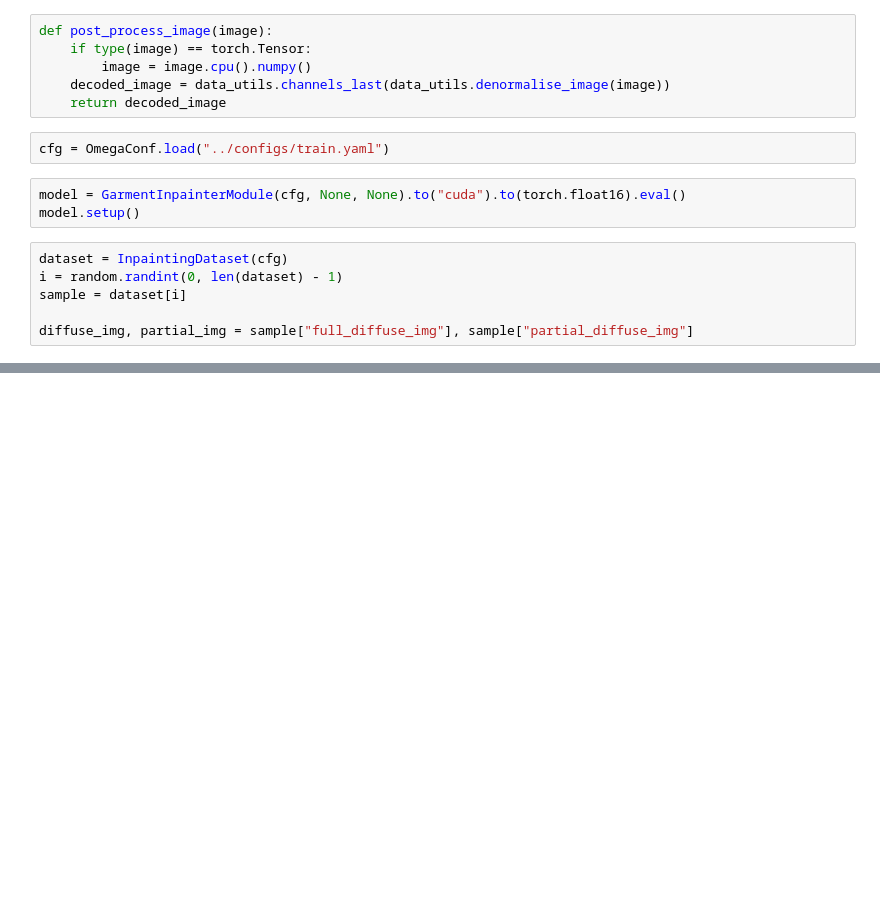
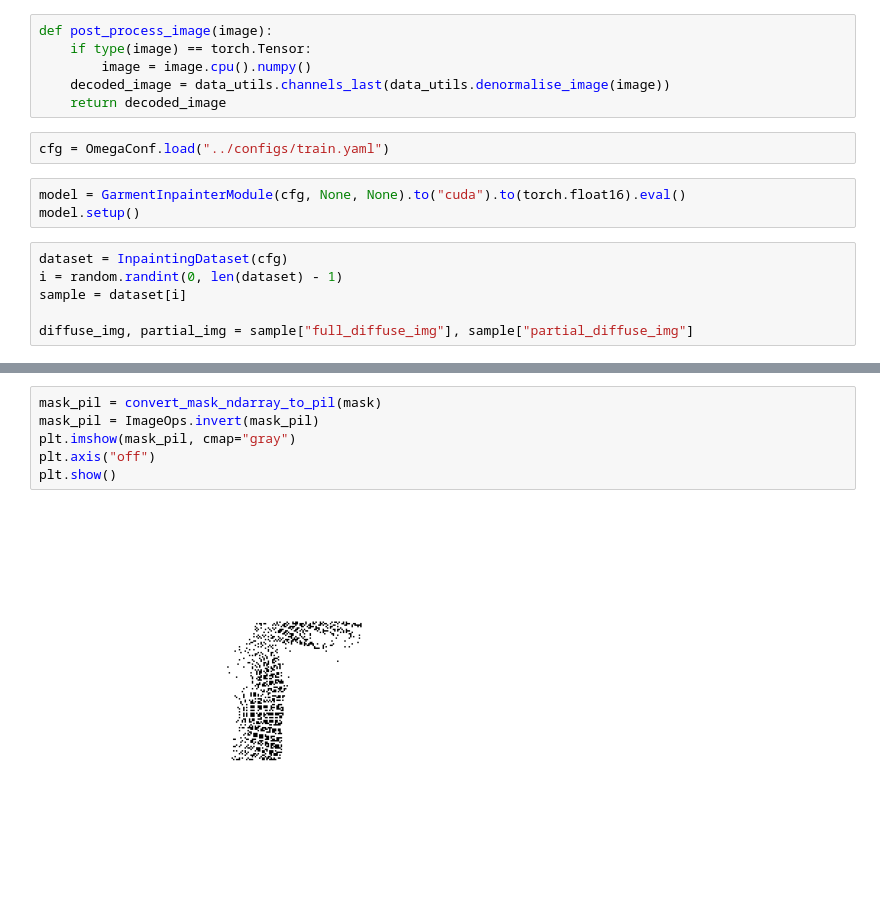
Before and after one commit to ludekcizinsky/garment-texture-completion, a Jupyter notebook: notebooks/test_train_pipeline.ipynb, the cells around one changed output, grey strips where cells are left out. Drawn from its saved outputs; the diff is of its cells as text; blank space fills up the shorter version.

```diff
--- a/notebooks/test_train_pipeline.ipynb
+++ b/notebooks/test_train_pipeline.ipynb
@@ -172,0 +242,8 @@ plt.show()
+# %%
+mask_pil = convert_mask_ndarray_to_pil(mask)
+mask_pil = ImageOps.invert(mask_pil)
+plt.imshow(mask_pil, cmap="gray")
+plt.axis("off")
+plt.show()
+# %% [output]
+[figure, added]
```
Also changed, not shown: parts of 20 cells of this notebook, 1 other file.
